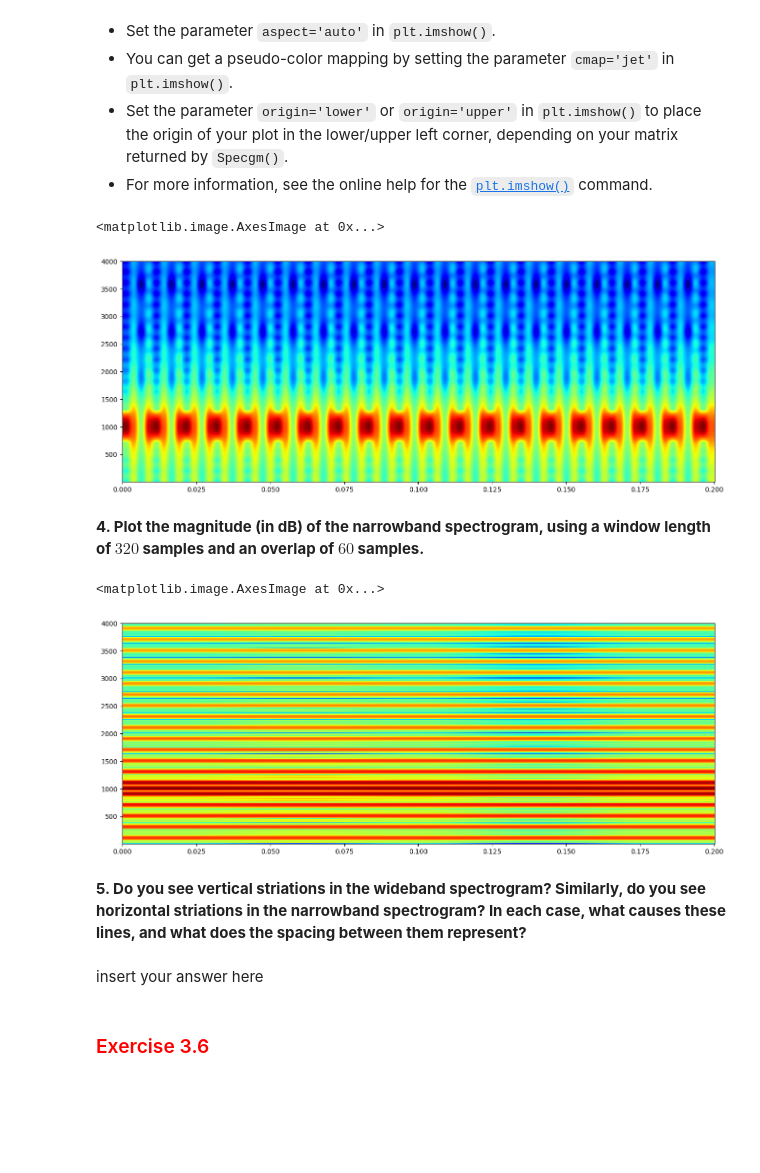
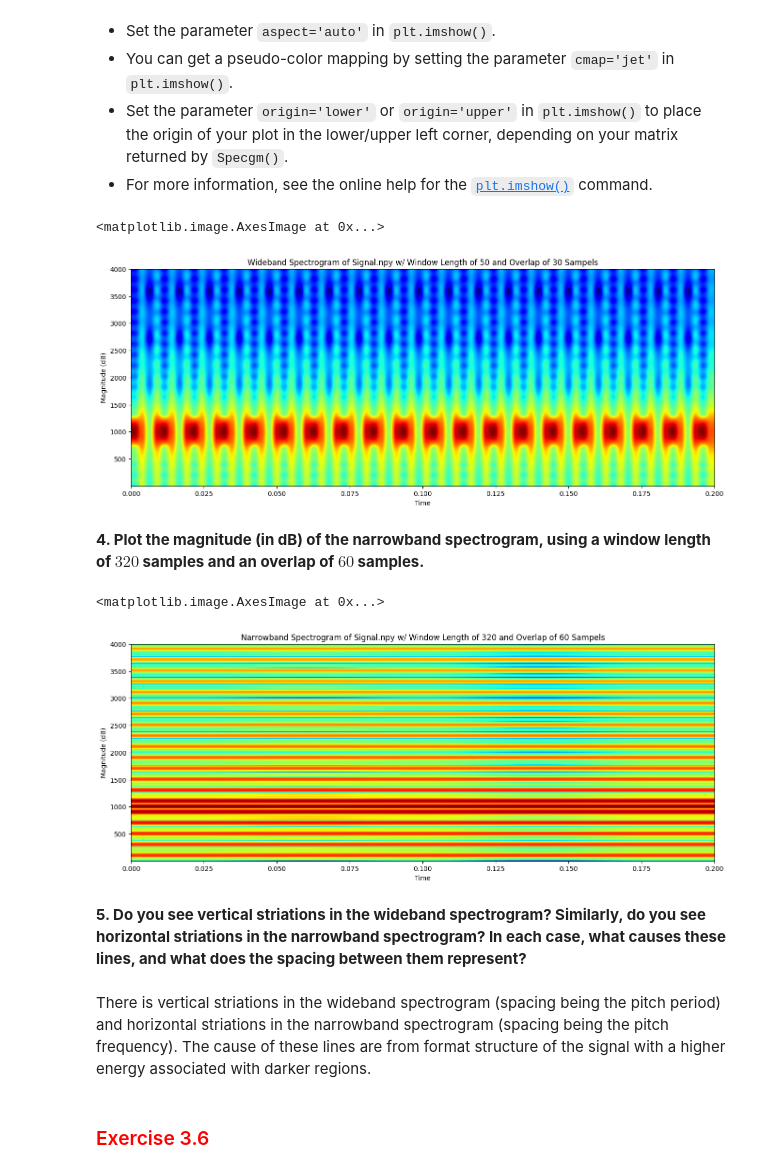
Before and after one commit to cdavin2/dsp_lab09a, a Jupyter notebook: lab09a_final_report.ipynb, the cells around one changed output. Cells and saved outputs as stored; diff of their text form; code cells hidden in the pictures; blank space fills up the shorter version.

````diff
--- a/lab09a_final_report.ipynb
+++ b/lab09a_final_report.ipynb
@@ -292,22 +312,28 @@ signal = np.load("signal.npy")
 * For more information, see the online help for the [```plt.imshow()```](https://matplotlib.org/3.1.0/api/_as_gen/matplotlib.axes.Axes.imshow.html) command.
 # %%
 # insert your code here
+plt.title("Wideband Spectrogram of Signal.npy w/ Window Length of 50 and Overlap of 30 Sampels")
+plt.ylabel("Magnitude (dB)")
+plt.xlabel("Time")
 plt.imshow(20*np.log10(Specgm(signal, 50, 30, 512)), extent=[0, len(signal) / 8000, 1, 4001], aspect='auto', cmap='jet', origin='lower')
 # %% [output]
 <matplotlib.image.AxesImage at 0x...>
-[figure, old version]
+[figure, new version]
 # %% [markdown]
 **4. Plot the magnitude (in dB) of the narrowband spectrogram, using a window length of $320$ samples and an overlap of $60$ samples.**
 # %%
 # insert your code here
+plt.title("Narrowband Spectrogram of Signal.npy w/ Window Length of 320 and Overlap of 60 Sampels")
+plt.ylabel("Magnitude (dB)")
+plt.xlabel("Time")
 plt.imshow(20*np.log10(Specgm(signal, 320, 60, 512)), extent=[0, len(signal) / 8000, 1, 4001], aspect='auto', cmap='jet', origin='lower')
 # %% [output]
 <matplotlib.image.AxesImage at 0x...>
-[figure, old version]
+[figure, new version]
 # %% [markdown]
 **5. Do you see vertical striations in the wideband spectrogram? Similarly, do you see horizontal striations in the narrowband spectrogram? In each case, what causes these lines, and what does the spacing between them represent?**
-# %% [markdown]
-insert your answer here
+# %% [markdown]
+There is vertical striations in the wideband spectrogram (spacing being the pitch period) and horizontal striations in the narrowband spectrogram (spacing being the pitch frequency). The cause of these lines are from format structure of the signal with a higher energy associated with darker regions.
 # %% [markdown]
 <h3 style="color:red;"><left>Exercise 3.6</left></h3>
 # %% [markdown]
````
Also changed, not shown: parts of 29 cells of this notebook.
